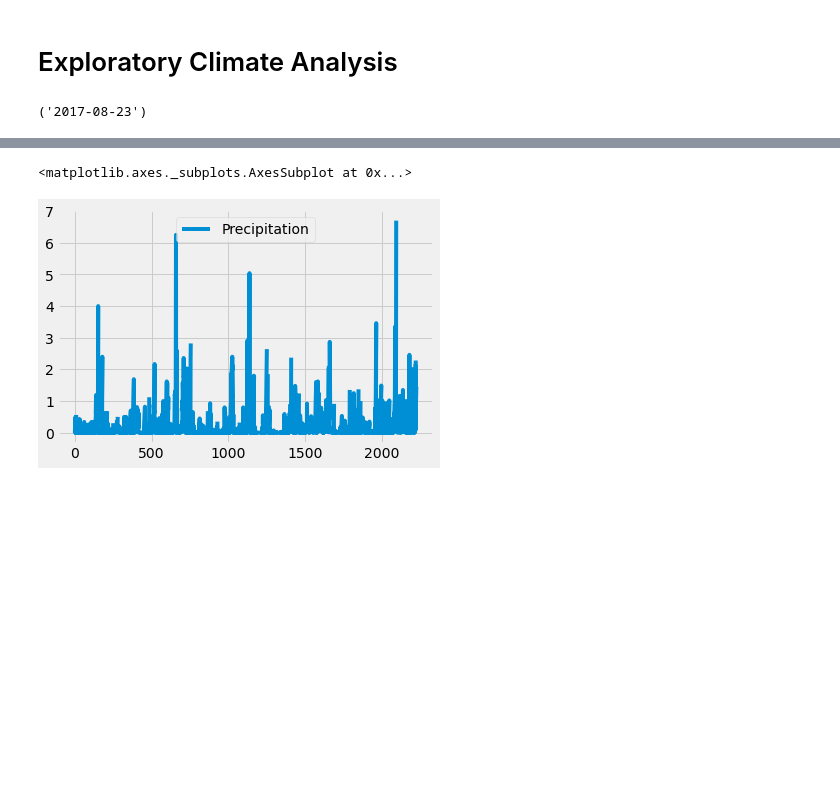
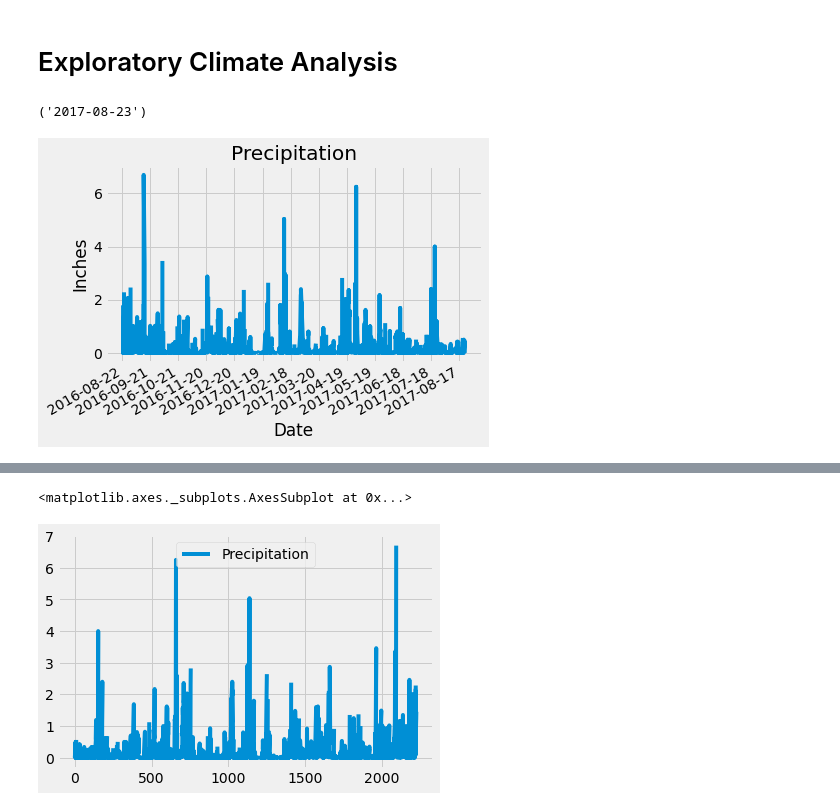
Before and after one commit to jump8621/sqlalchemy_climate_analysis, a Jupyter notebook: climate_starter.ipynb, the cells around one changed output, grey strips where cells are left out. Drawn from its saved outputs; the diff is of its cells as text; code cells hidden in the pictures; blank space fills up the shorter version.

Commit message:
add data file

```diff
--- a/climate_starter.ipynb
+++ b/climate_starter.ipynb
@@ -46,3 +46,45 @@ session = Session(engine)
 session.query(Measurement.date).order_by(Measurement.date.desc()).first()
 # %% [output]
 ('2017-08-23')
+# %%
+import matplotlib.pyplot as plt
+import matplotlib.dates as mdates
+import numpy as np
+import datetime as dt
+
+target_date = dt.date(2017, 8, 22)
+delta= dt.timedelta(days=365)
+query_date = target_date - delta
+
+
+h_prcp = session.query(Measurement.date, Measurement.prcp).\
+    filter(Measurement.date > query_date).order_by(Measurement.date.desc()).all()
+h_prcp
+
+h_prcp_df = pd.DataFrame(h_prcp, columns=['Date','Precipitation'])
+h_prcp_df.head()
+h_prcp_df.set_index('Date')
+
+
+Year_prcp_df = h_prcp_df.sort_values(by='Date')
+Year_prcp_df.head(10)
+
+dates = Year_prcp_df['Date']
+x = [dt.datetime.strptime(d,'%Y-%m-%d').date() for d in dates]
+y = Year_prcp_df["Precipitation"]
+
+
+plt.gca().xaxis.set_major_formatter(mdates.DateFormatter('%Y-%m-%d'))
+plt.gca().xaxis.set_major_locator(mdates.DayLocator(interval=30))
+plt.plot(x,y)
+plt.gcf().autofmt_xdate()
+plt.xlabel('Date')
+plt.ylabel('Inches')
+plt.title('Precipitation')
+plt.tight_layout
+plt.show()
+plt.savefig('Precipitation.png')
+
+plt.close()
+# %% [output]
+[figure, added]
```
Also changed, not shown: parts of 14 cells of this notebook, 2 other files.
